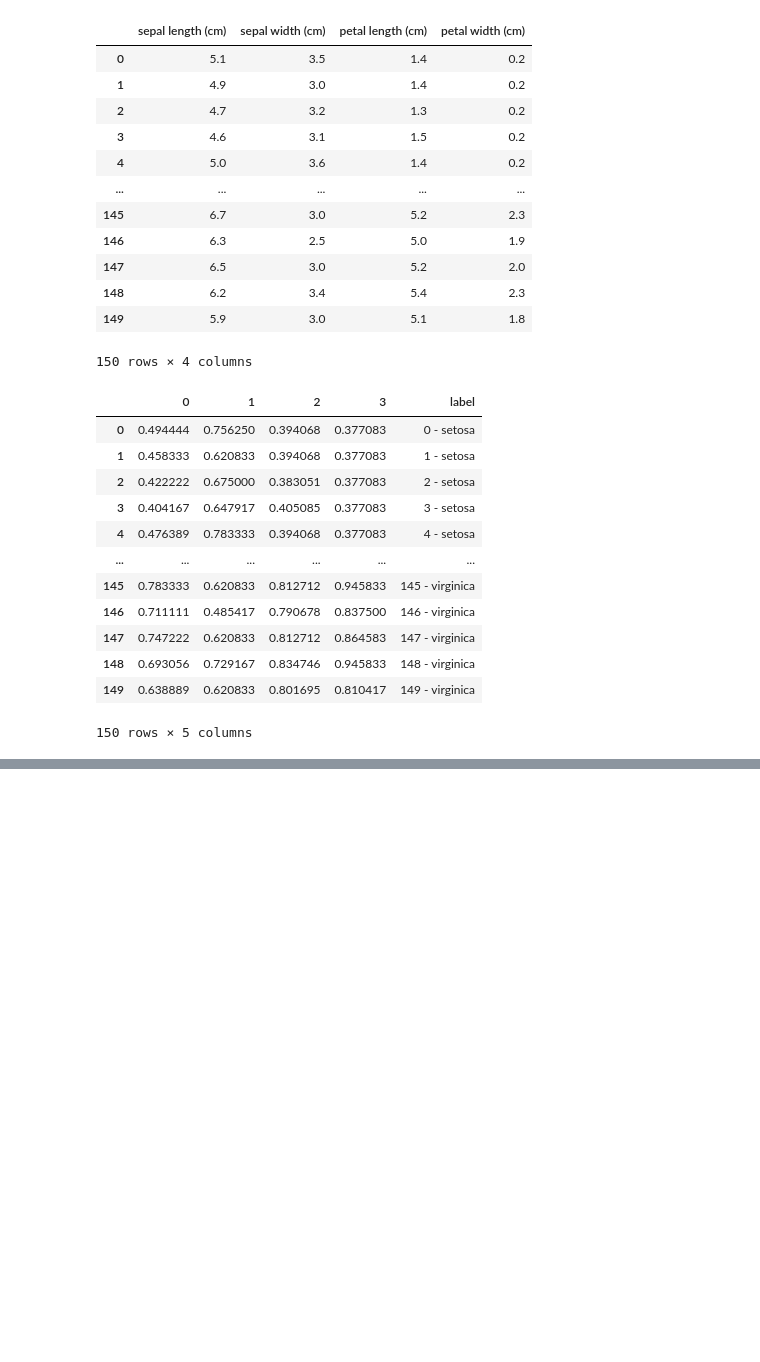
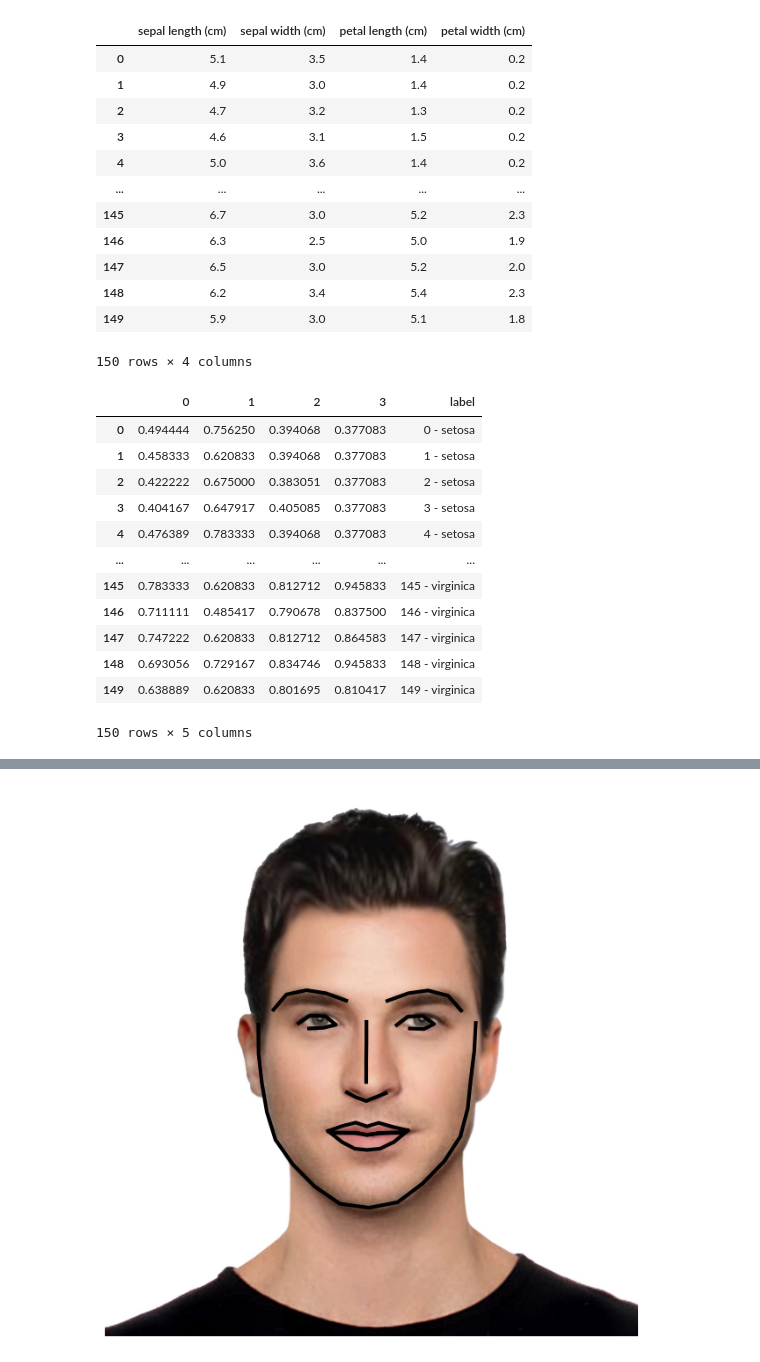
Before and after one commit to KirillKiosa/Chernoff_faces_project, a Jupyter notebook: Faces.ipynb, the cells around one changed output, grey strips where cells are left out. Saved outputs shown, nothing was run; the diff lists cells and outputs as text; code cells hidden in the pictures; blank space fills up the shorter version.

```diff
--- a/Faces.ipynb
+++ b/Faces.ipynb
@@ -233,0 +362,6 @@ draw_faces(df)
+# %%
+label = faces["label"]
+df_1 = scaler.fit_transform(faces[["Feature 1", "Feature 2"]])
+df_1 = pd.DataFrame(df_1)
+df_1["label"] = label
+df_1
@@ -233,0 +509,83 @@ draw_faces(df)
+# %%
+import numpy as np
+import pandas as pd
+import matplotlib.pyplot as plt
+import matplotlib.image as mpimg
+from mpl_toolkits.mplot3d import Axes3D
+import face_recognition
+
+# Example DataFrame with average values per species (you can replace this with actual data)
+df_1 = pd.DataFrame({
+    "Feature 1": [-2.684207, -0.310139, 2.261342],
+    "Feature 2": [0.319670, -0.018320, -0.949054],
+    "species": ["setosa", "versicolor", "virginica"]
+})
+
+# Function to get facial landmarks
+def get_landmarks(image_path):
+    image = face_recognition.load_image_file(image_path)
+    face_landmarks_list = face_recognition.face_landmarks(image)
+    if face_landmarks_list:
+        return face_landmarks_list[0]
+    return None
+
+# Function to normalize coordinates
+def normalize_coordinates(landmarks):
+    all_points = np.concatenate(list(landmarks.values()), axis=0)
+    min_vals = all_points.min(axis=0)
+    max_vals = all_points.max(axis=0)
+    range_vals = max_vals - min_vals
+    for feature in landmarks:
+        landmarks[feature] = (landmarks[feature] - min_vals) / range_vals
+    return landmarks
+
+# Function to add Z dimension
+def add_z_dimension(landmarks, z_value=0):
+    for feature in landmarks:
+        landmarks[feature] = np.array([(point[0], point[1], z_value) for point in landmarks[feature]])
+    return landmarks
+
+# Function to create a 3D face
+def create_3d_face(landmarks, ax, scale_factors=None):
+    ax.clear()
+    ax.set_facecolor((1, 1, 1, 0))  # Set background color to transparent
+    base_points = add_z_dimension(landmarks)
+
+    for feature, points in base_points.items():
+        if scale_factors and feature in scale_factors:
+            center = np.mean(points, axis=0)
+            points = (points - center) * scale_factors[feature] + center
+            base_points[feature] = points
+
+        ax.plot(points[:, 0], points[:, 1], points[:, 2], color='black', linewidth = 3)
+
+    ax.set_xlim(0, 1)
+    ax.set_ylim(1, 0)  # Invert the y-axis to make the face upright
+    ax.set_zlim(-1, 1)
+    ax.view_init(elev=90, azim=-90)
+    ax.axis('off')  # Remove the axis
+
+# Path to the input image
+image_path = 'face-14.jpg'
+
+# Get facial landmarks
+landmarks = get_landmarks(image_path)
+if landmarks is None:
+    raise ValueError("No face found in the image")
+
+# Normalize landmarks to fit within the unit cube
+landmarks = normalize_coordinates(landmarks)
+
+# Plot the original image
+img = mpimg.imread(image_path)
+fig, ax = plt.subplots(figsize=(8, 8))
+ax.imshow(img)
+ax.axis('off')
+
+# Create an inset for the initial 3D face
+inset_ax = fig.add_axes([0.25, 0.19, 0.5, 0.5], projection='3d')  # Adjust position and size as needed
+create_3d_face(landmarks, inset_ax)  # No scale_factors to keep it initial
+
+plt.show()
+# %% [output]
+[figure, added]
```
Also changed, not shown: parts of 15 cells of this notebook.
